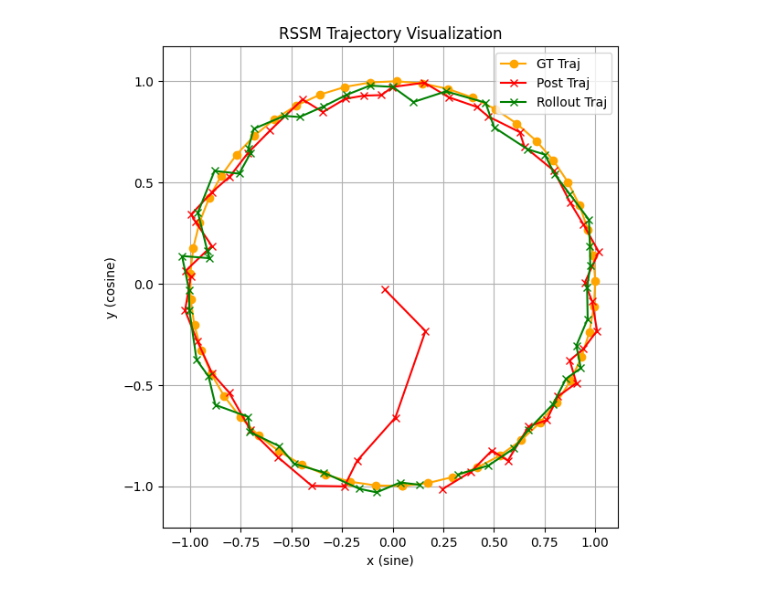
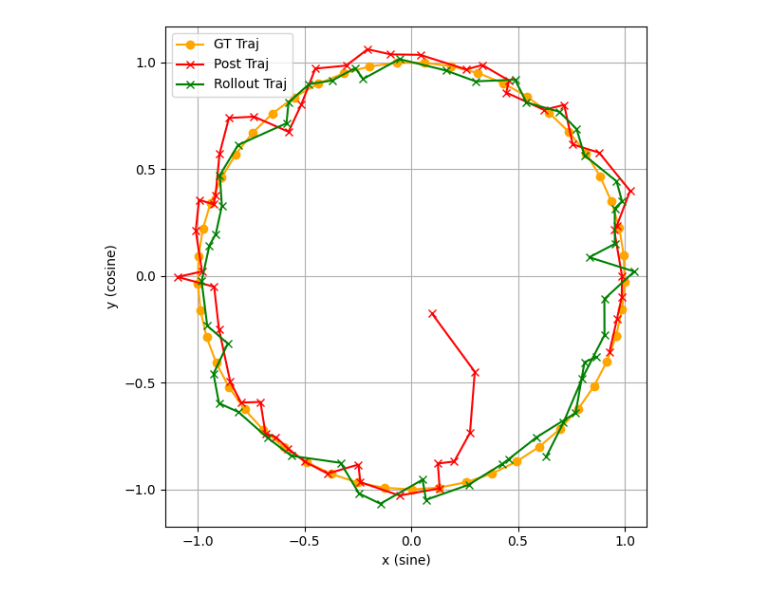
Before and after one commit to alec-tschantz/rssm-jax, a Jupyter notebook: examples/rssm.ipynb, the cells around one changed output. Cells and saved outputs as stored; diff of their text form; code cells hidden in the pictures.

```diff
--- a/examples/rssm.ipynb
+++ b/examples/rssm.ipynb
@@ -20,8 +20,11 @@ from rssm import (
 @eqx.filter_jit
 def train_step(params, obs_seq, action_seq, optimizer, opt_state, key):
     def loss_fn(params):
-        o_loss, kl_loss = rssm_loss(params, obs_seq, action_seq, key)
-        return o_loss + kl_loss
+        _forward = lambda o, a, k: forward_model(params, o, a, k)
+        pred_seq, post, prior = vmap(_forward)(
+            obs_seq, action_seq, jr.split(key, obs_seq.shape[0])
+        )
+        return mse_loss(obs_seq, pred_seq) + kl_divergence(post, prior).mean()
 
     loss, grads = eqx.filter_value_and_grad(loss_fn)(params)
     updates, opt_state = optimizer.update(grads, opt_state, params)
@@ -29,7 +32,8 @@ def train_step(params, obs_seq, action_seq, optimizer, opt_state, key):
     return params, opt_state, loss
 
 
-def make_sine_dataset(key: jr.PRNGKey, T: int, B: int) -> tuple[Array, Array]:
+
+def init_dataset(key: jr.PRNGKey, T: int, B: int) -> tuple[Array, Array]:
     t = jnp.linspace(0, 2 * jnp.pi, T)
     phases = jr.uniform(key, shape=(B,), minval=0, maxval=2 * jnp.pi)
 
@@ -92,51 +91,57 @@ Epoch 900, Loss: 0.1643
 # %%
-model, encoder, decoder = params
+key, prior_key, rollout_key = jr.split(key, 3)
 
 obs_slice = obs_seq[0]
 action_slice = action_seq[0]
 
-obs_embed_seq = vmap(lambda obs: forward_encoder(encoder, obs))(obs_slice)
 
-key, rollout_key = jr.split(key)
-init_post = init_post_state(model)
-post_seq, _ = rollout_model(model, obs_embed_seq, init_post, action_slice, rollout_key)
+obs_embed_seq = vmap(lambda obs: forward_encoder(model.encoder, obs))(obs_slice)
 
-key, prior_key = jr.split(key)
+post_seq, _ = rollout_dynamics(
+    model.prior,
+    model.posterior,
+    obs_embed_seq,
+    init_post_state(model),
+    action_slice,
+    rollout_key,
+)
 final_post = jtu.tree_map(lambda x: x[-1], post_seq)
-rollout_seq = rollout_model_prior(model, final_post, action_slice, prior_key)
 
-post_obs = vmap(lambda st: forward_decoder(decoder, st))(post_seq)
-rollout_obs = vmap(lambda st: forward_decoder(decoder, st))(rollout_seq)
+rollout_seq = rollout_dynamics_prior(
+    model.prior, final_post, action_slice, prior_key
+)
+
+post_obs = vmap(lambda s: forward_decoder(model.decoder, s))(post_seq)
+rollout_obs = vmap(lambda s: forward_decoder(model.decoder, s))(rollout_seq)
 
 plt.figure(figsize=(6, 6))
 plt.plot(
     obs_slice[:, 0],
     obs_slice[:, 1],
     label="GT Traj",
     marker="o",
     color="orange",
 )
 plt.plot(
     post_obs[:, 0],
     post_obs[:, 1],
     label="Post Traj",
     marker="x",
     color="red",
 )
 plt.plot(
     rollout_obs[:, 0],
     rollout_obs[:, 1],
     label="Rollout Traj",
     marker="x",
     color="green",
 )
 plt.legend()
 plt.xlabel("x (sine)")
 plt.ylabel("y (cosine)")
 plt.axis("equal")
 plt.grid(True)
 plt.tight_layout()
-plt.title("RSSM Trajectory Visualization")
 plt.show()
 # %% [output]
-[figure, old version]
+[figure, new version]
```
Also changed, not shown: parts of 2 cells of this notebook, 3 other files.
